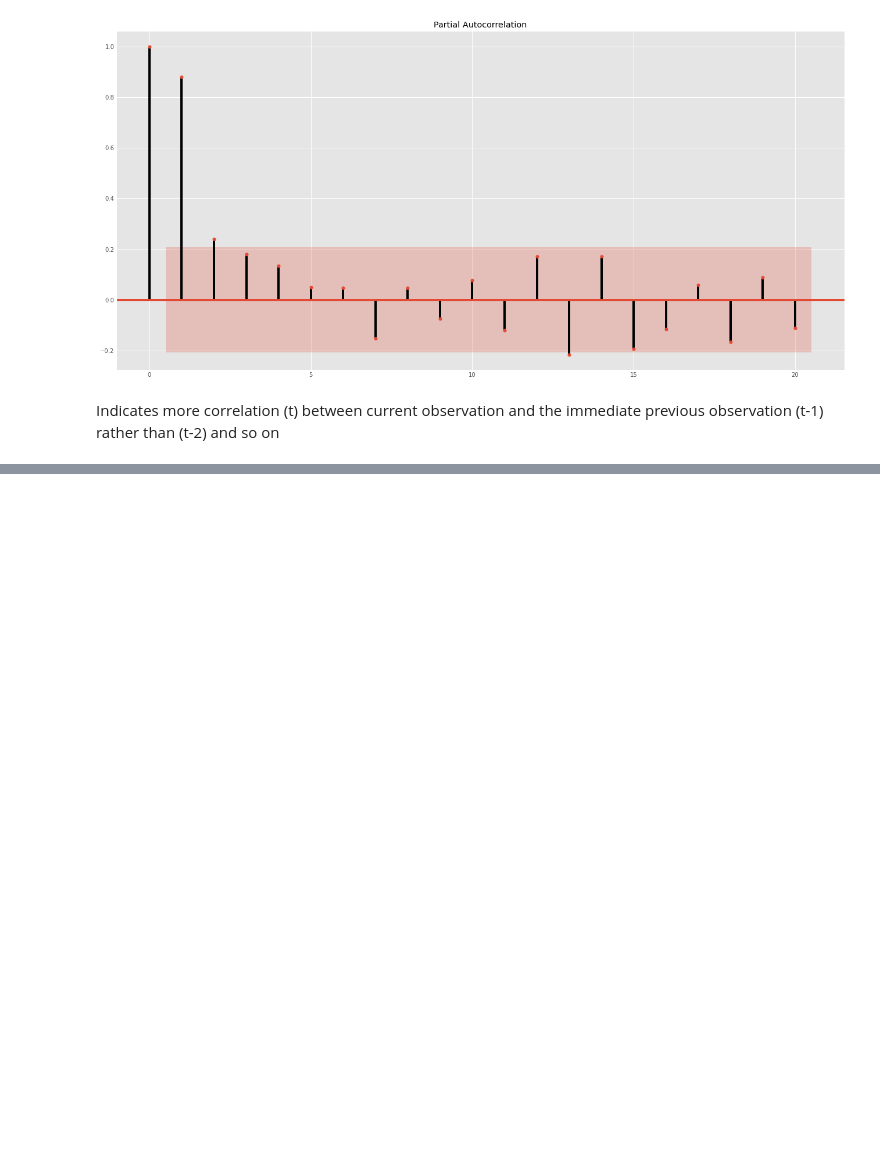
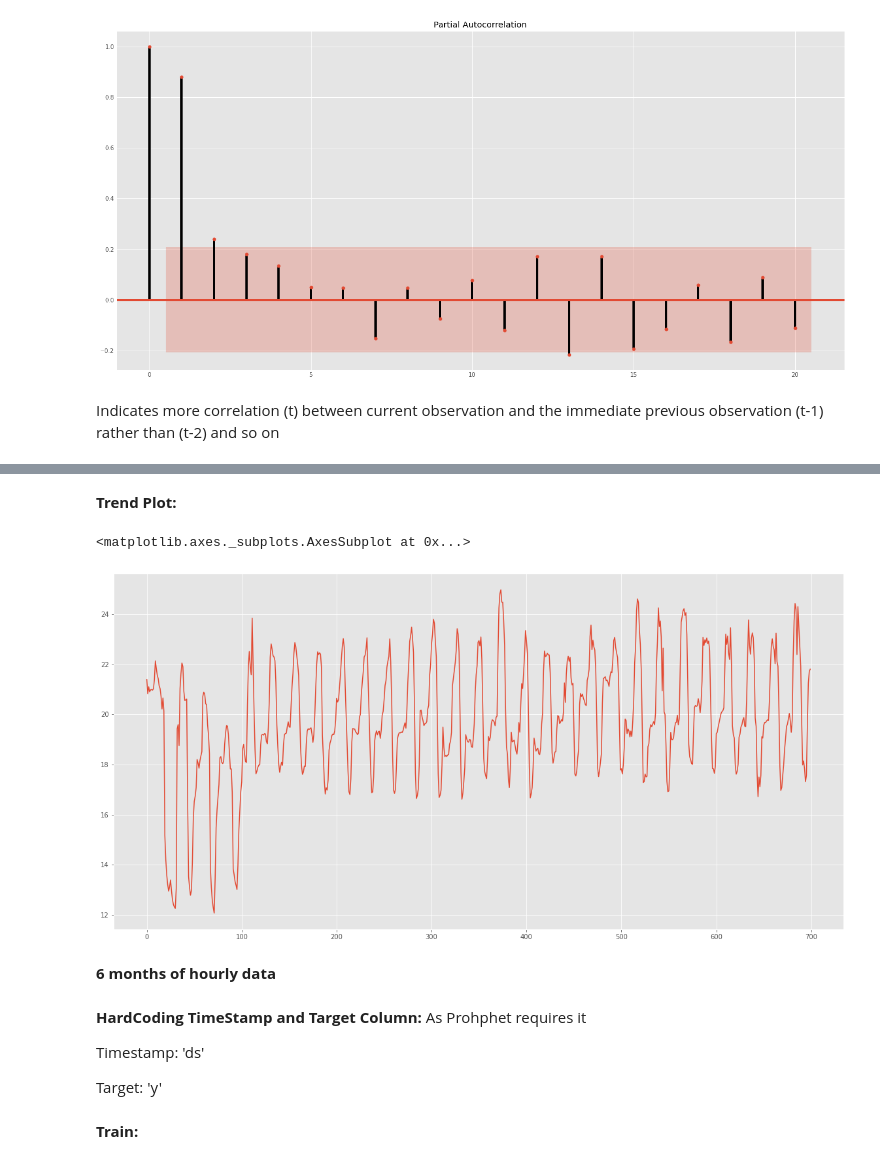
Before and after one commit to abhishekmani12/Kaggle, a Jupyter notebook: TimeSeries/Curve_Fitting.ipynb, the cells around one changed output, grey strips where cells are left out. Drawn from its saved outputs; the diff is of its cells as text; code cells hidden in the pictures; blank space fills up the shorter version.

```diff
--- a/TimeSeries/Curve_Fitting.ipynb
+++ b/TimeSeries/Curve_Fitting.ipynb
@@ -218,0 +274,3 @@ Indicates more correlation (t) between current observation and the immediate pre
+# %%
+df['time']=pd.to_datetime(df['time'], unit='d', origin='1899-12-30') #epoch conversion
+df.head()
@@ -218,0 +289,9 @@ Indicates more correlation (t) between current observation and the immediate pre
+# %%
+cdf=df.copy()
+cols=['time', 'Tair', 'co2_sp', 'dx_sp', 't_rail_min_sp', 't_grow_min_sp',
+        'assim_sp', 'scr_enrg_sp', 'scr_blck_sp', 't_heat_sp',
+        't_vent_sp', 'window_pos_lee_sp', 'water_sup_intervals_sp_min',
+        'int_blue_sp', 'int_red_sp', 'int_farred_sp',
+        'int_white_sp']
+
+df=df[cols]
@@ -218,0 +302,2 @@ Indicates more correlation (t) between current observation and the immediate pre
+# %%
+df0=df.resample('H', on='time').mean().reset_index()[cols]
@@ -218,0 +316,17 @@ Indicates more correlation (t) between current observation and the immediate pre
+# %%
+df0.dropna(subset=['Tair'], inplace=True)
+# %% [markdown]
+**Trend Plot:**
+# %%
+df0['Tair'][0:700].plot()
+# %% [output]
+<matplotlib.axes._subplots.AxesSubplot at 0x...>
+[figure, added]
+# %% [markdown]
+**6 months of hourly data**
+# %% [markdown]
+**HardCoding TimeStamp and Target Column:** As Prohphet requires it
+
+Timestamp: 'ds'
+
+Target: 'y'
@@ -218,0 +342,2 @@ Indicates more correlation (t) between current observation and the immediate pre
+# %% [markdown]
+**Train:**
```
Also changed, not shown: parts of 44 cells of this notebook.
